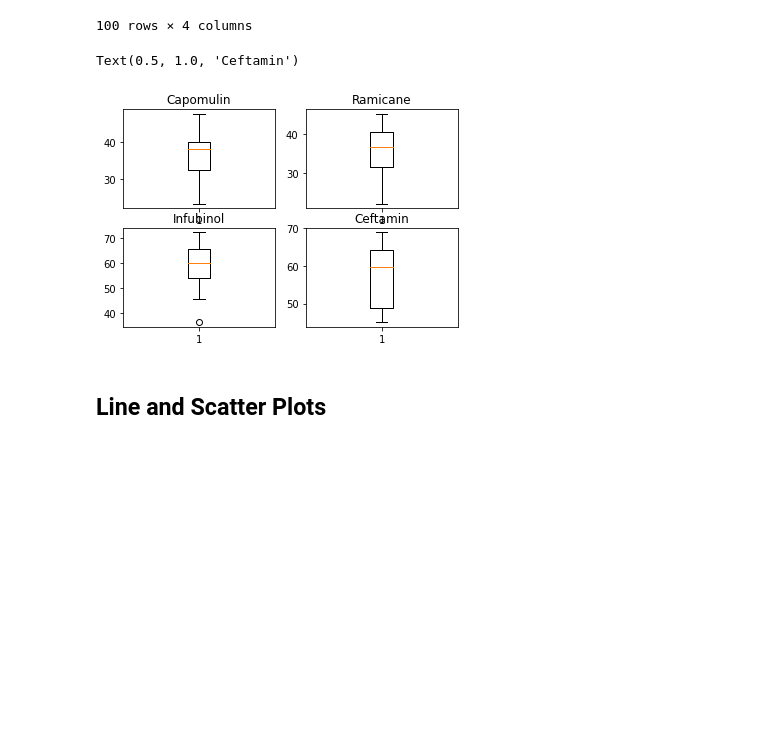
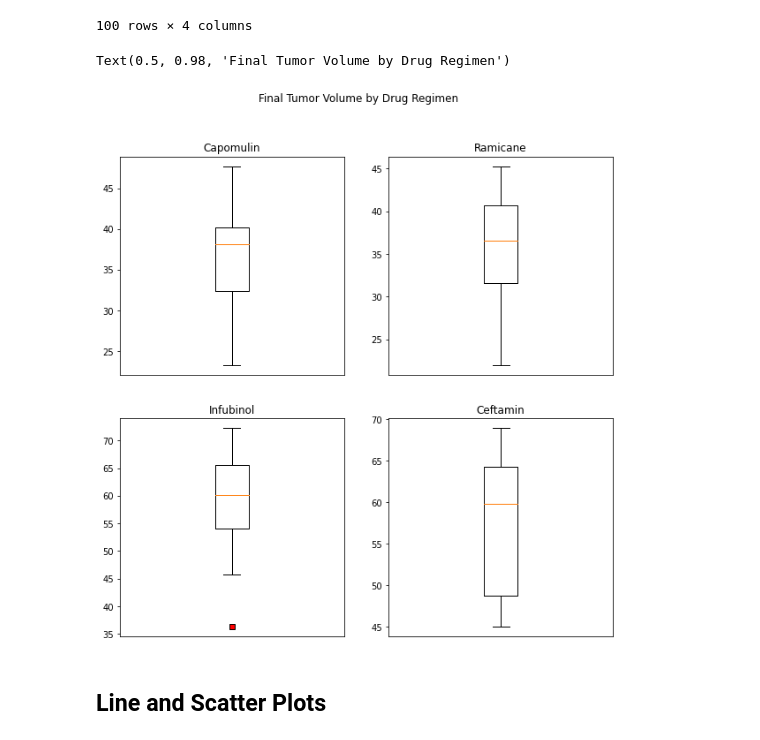
Before and after one commit to amerikonnor/matplotlib-challenge, a Jupyter notebook: pymaceuticals_starter.ipynb, the cells around one changed output. Saved outputs shown, nothing was run; the diff lists cells and outputs as text; code cells hidden in the pictures; blank space fills up the shorter version.

Commit message:
need to finish formatting boxplots

```diff
--- a/pymaceuticals_starter.ipynb
+++ b/pymaceuticals_starter.ipynb
@@ -266,21 +266,30 @@ upperbound_cef = upperq_cef + (1.5*iqr_cef)
 outliers_cef = cef_final.loc[(cef_final['Tumor Volume (mm3)']<lowerbound_cef) | (cef_final['Tumor Volume (mm3)']>upperbound_cef)]
 # %%
 # Generate a box plot of the final tumor volume of each mouse across four regimens of interest
-fig1 , axs = plt.subplots(2,2)
-axs[0,0].boxplot(vol_cap)
+fig1 , axs = plt.subplots(2,2,figsize=(10,10))
+red_square = dict(markerfacecolor='r', marker='s')
+
+axs[0,0].boxplot(vol_cap,flierprops=red_square)
 axs[0,0].set_title('Capomulin')
+axs[0,0].set_xticks([])
 
-axs[0,1].boxplot(vol_ram)
+axs[0,1].boxplot(vol_ram,flierprops=red_square)
 axs[0,1].set_title('Ramicane')
+axs[0,1].set_xticks([])
 
-axs[1,0].boxplot(vol_inf)
+axs[1,0].boxplot(vol_inf,flierprops=red_square)
 axs[1,0].set_title('Infubinol')
+axs[1,0].set_xticks([])
 
-axs[1,1].boxplot(vol_cef)
+axs[1,1].boxplot(vol_cef,flierprops=red_square)
 axs[1,1].set_title('Ceftamin')
+axs[1,1].set_xticks([])
+
+fig1.suptitle('Final Tumor Volume by Drug Regimen')
+#fig1.tight_layout()
 # %% [output]
-Text(0.5, 1.0, 'Ceftamin')
+Text(0.5, 0.98, 'Final Tumor Volume by Drug Regimen')
-[figure, old version]
+[figure, new version]
 # %% [markdown]
 ## Line and Scatter Plots
 # %%
```
